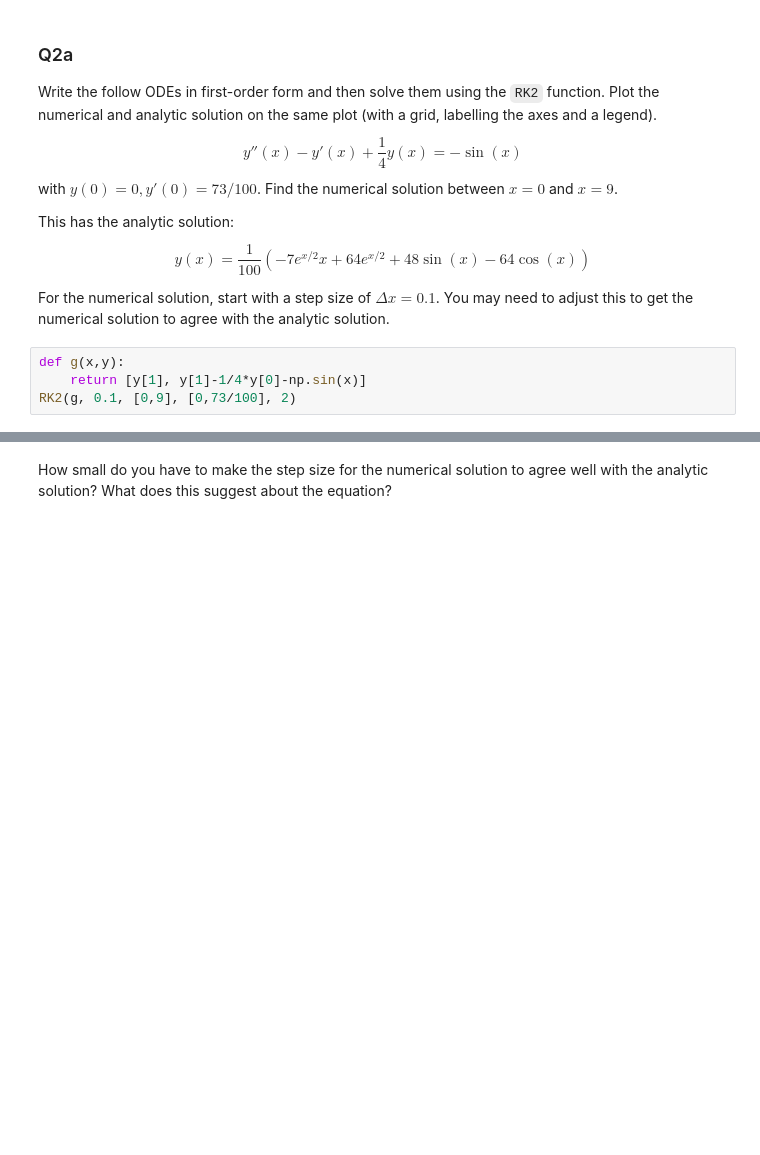
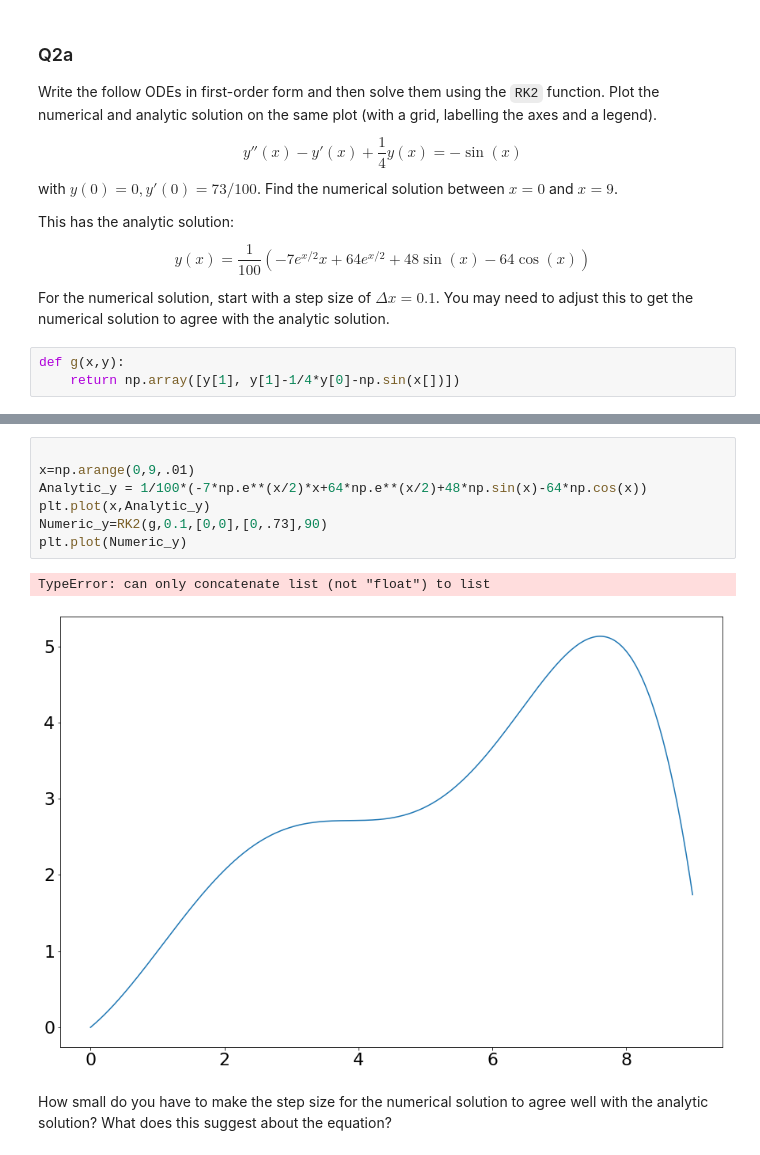
Before and after one commit to odhrandooley/ACM20030-Assignments, a Jupyter notebook: Assignment-3.ipynb, the cells around one changed output, grey strips where cells are left out. Saved outputs shown, nothing was run; the diff lists cells and outputs as text; blank space fills up the shorter version.

```diff
--- a/Assignment-3.ipynb
+++ b/Assignment-3.ipynb
@@ -186,5 +186,4 @@ $$
 For the numerical solution, start with a step size of $\Delta x = 0.1$. You may need to adjust this to get the numerical solution to agree with the analytic solution.
 # %%
 def g(x,y):
-    return [y[1], y[1]-1/4*y[0]-np.sin(x)]
-RK2(g, 0.1, [0,9], [0,73/100], 2)
+    return np.array([y[1], y[1]-1/4*y[0]-np.sin(x[])])
@@ -197,3 +210,13 @@ TypeError: can't multiply sequence by non-int of type 'float'
+# %%
+
+x=np.arange(0,9,.01)
+Analytic_y = 1/100*(-7*np.e**(x/2)*x+64*np.e**(x/2)+48*np.sin(x)-64*np.cos(x))
+plt.plot(x,Analytic_y)
+Numeric_y=RK2(g,0.1,[0,0],[0,.73],90)
+plt.plot(Numeric_y)
+# %% [output]
+TypeError: can only concatenate list (not "float") to list
+[figure, added]
 # %% [markdown]
 How small do you have to make the step size for the numerical solution to agree well with the analytic solution? What does this suggest about the equation?
 # %% [markdown]
```
Also changed, not shown: parts of 5 cells of this notebook.
